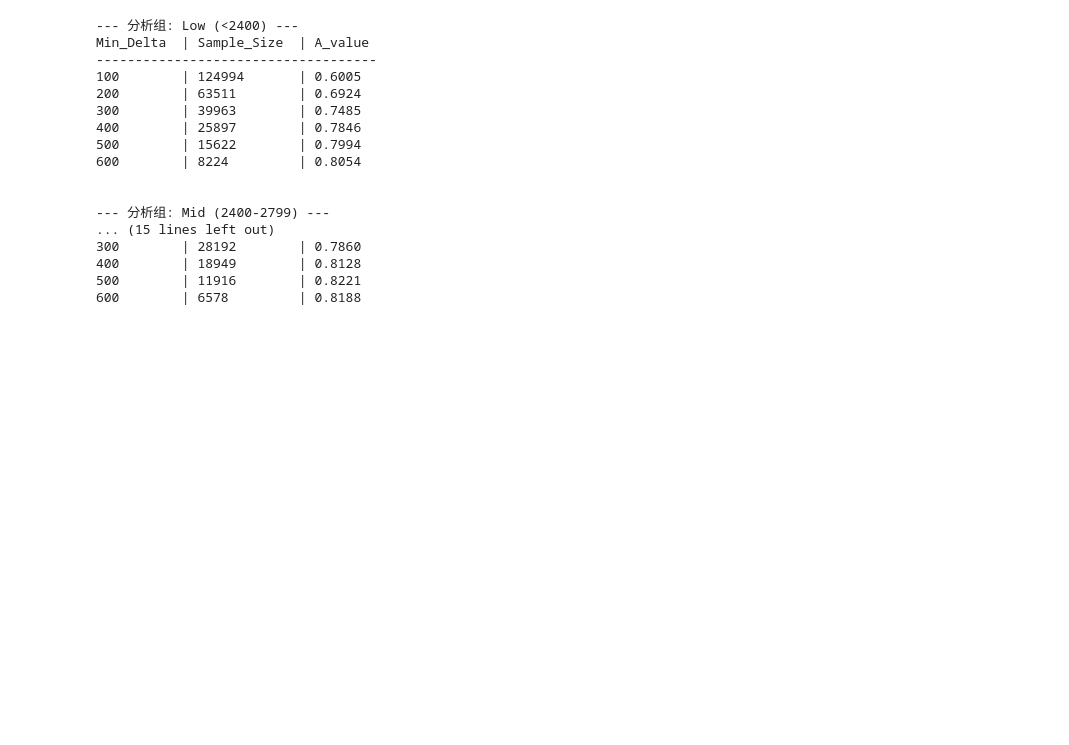
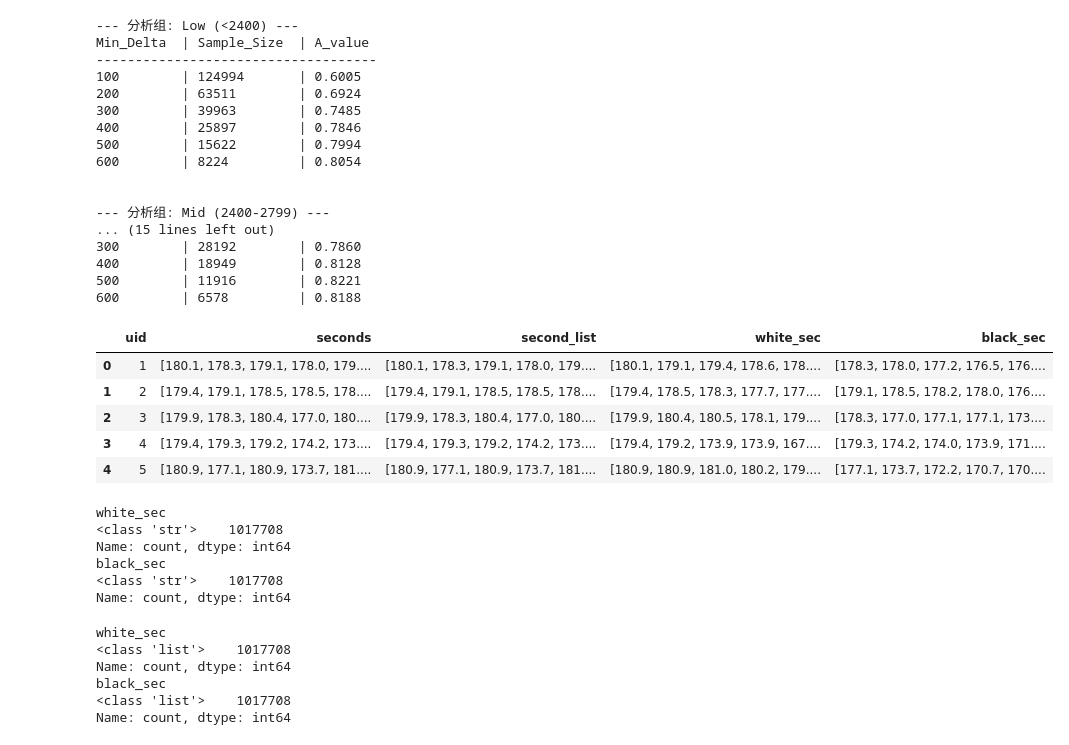
Before and after one commit to zZimablueee/Chess, a Jupyter notebook: complexity/delta_0/delta0.ipynb, the cells around one changed output. Cells and saved outputs as stored; diff of their text form; code cells hidden in the pictures; blank space fills up the shorter version.

```diff
--- a/complexity/delta_0/delta0.ipynb
+++ b/complexity/delta_0/delta0.ipynb
@@ -580,3 +580,63 @@ Min_Delta  | Sample_Size  | A_value
 400        | 18949        | 0.8128
 500        | 11916        | 0.8221
 600        | 6578         | 0.8188
+# %%
+import os
+clock_info = pd.read_csv(r'..\..\data\input\clock_info.csv')
+# %%
+clock_info.head()
+# %% [output]
+|  | uid | seconds | second_list | white_sec | black_sec |
+| 0 | 1 | [180.1, 178.3, 179.1, 178.0, 179.... | [180.1, 178.3, 179.1, 178.0, 179.... | [180.1, 179.1, 179.4, 178.6, 178.... | [178.3, 178.0, 177.2, 176.5, 176.... |
+| 1 | 2 | [179.4, 179.1, 178.5, 178.5, 178.... | [179.4, 179.1, 178.5, 178.5, 178.... | [179.4, 178.5, 178.3, 177.7, 177.... | [179.1, 178.5, 178.2, 178.0, 176.... |
+| 2 | 3 | [179.9, 178.3, 180.4, 177.0, 180.... | [179.9, 178.3, 180.4, 177.0, 180.... | [179.9, 180.4, 180.5, 178.1, 179.... | [178.3, 177.0, 177.1, 177.1, 173.... |
+| 3 | 4 | [179.4, 179.3, 179.2, 174.2, 173.... | [179.4, 179.3, 179.2, 174.2, 173.... | [179.4, 179.2, 173.9, 173.9, 167.... | [179.3, 174.2, 174.0, 173.9, 171.... |
+| 4 | 5 | [180.9, 177.1, 180.9, 173.7, 181.... | [180.9, 177.1, 180.9, 173.7, 181.... | [180.9, 180.9, 181.0, 180.2, 179.... | [177.1, 173.7, 172.2, 170.7, 170.... |
+# %%
+print(clock_info['white_sec'].apply(type).value_counts())
+print(clock_info['black_sec'].apply(type).value_counts())
+# %% [output]
+white_sec
+<class 'str'>    1017708
+Name: count, dtype: int64
+black_sec
+<class 'str'>    1017708
+Name: count, dtype: int64
+# %%
+from tqdm.auto import tqdm
+tqdm.pandas()
+
+def ensure_list(x):
+    if x is None:
+        return []
+    if isinstance(x, list):
+        return x
+    if isinstance(x, (int, float)):
+        return [x]
+    if isinstance(x, str):
+        try:
+            v = ast.literal_eval(x)
+            if isinstance(v, list):
+                return v
+            elif isinstance(v, (int, float)):
+                return [v]
+            else:
+                return []
+        except:
+            return []
+    try:
+        return list(x)
+    except:
+        return []
+
+clock_info['white_sec'] = clock_info['white_sec'].progress_apply(ensure_list)
+clock_info['black_sec'] = clock_info['black_sec'].progress_apply(ensure_list)
+print(clock_info['white_sec'].apply(type).value_counts())
+print(clock_info['black_sec'].apply(type).value_counts())
+# %% [output]
+white_sec
+<class 'list'>    1017708
+Name: count, dtype: int64
+black_sec
+<class 'list'>    1017708
+Name: count, dtype: int64
```
Also changed, not shown: parts of 5 cells of this notebook, 3 other files.
